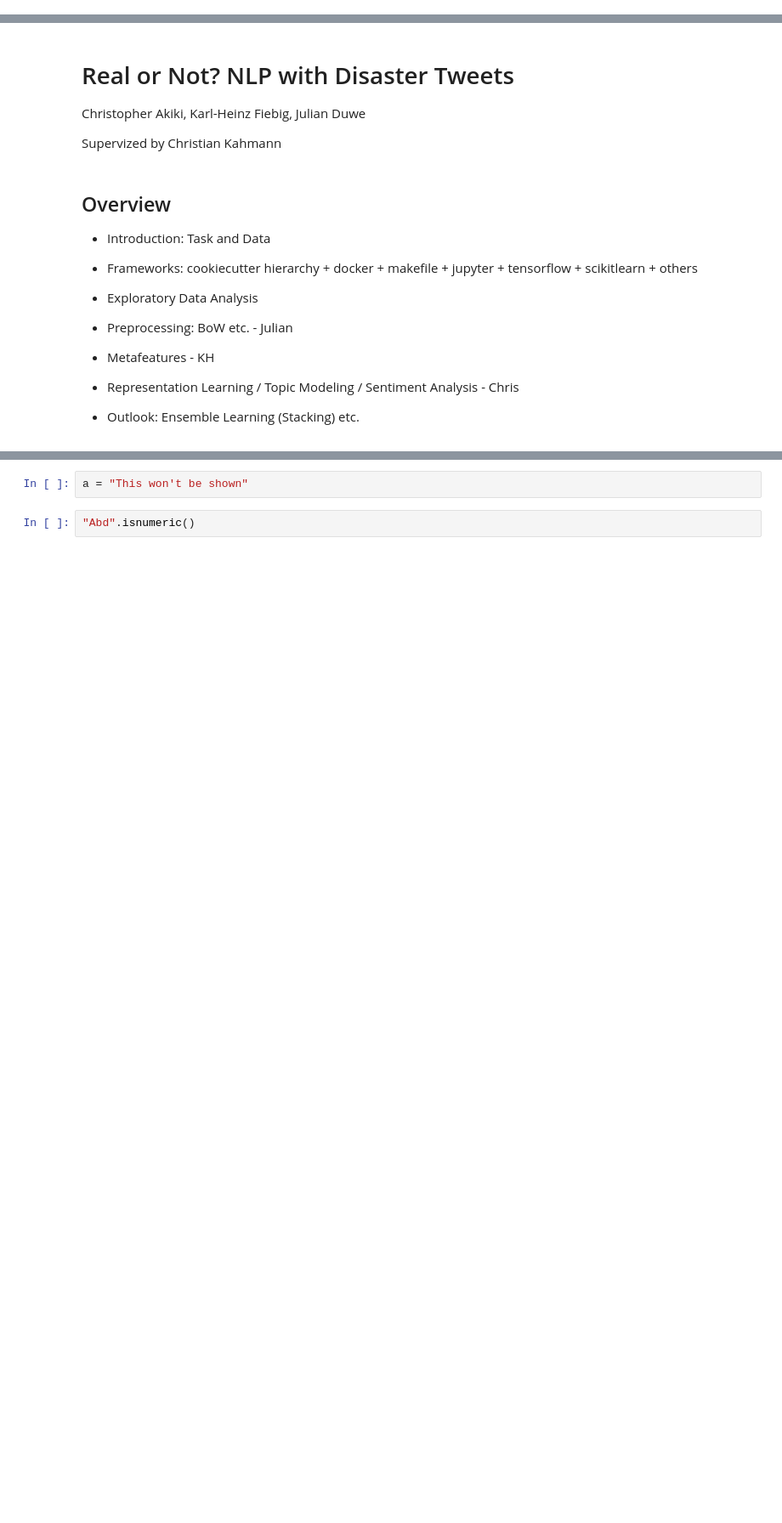
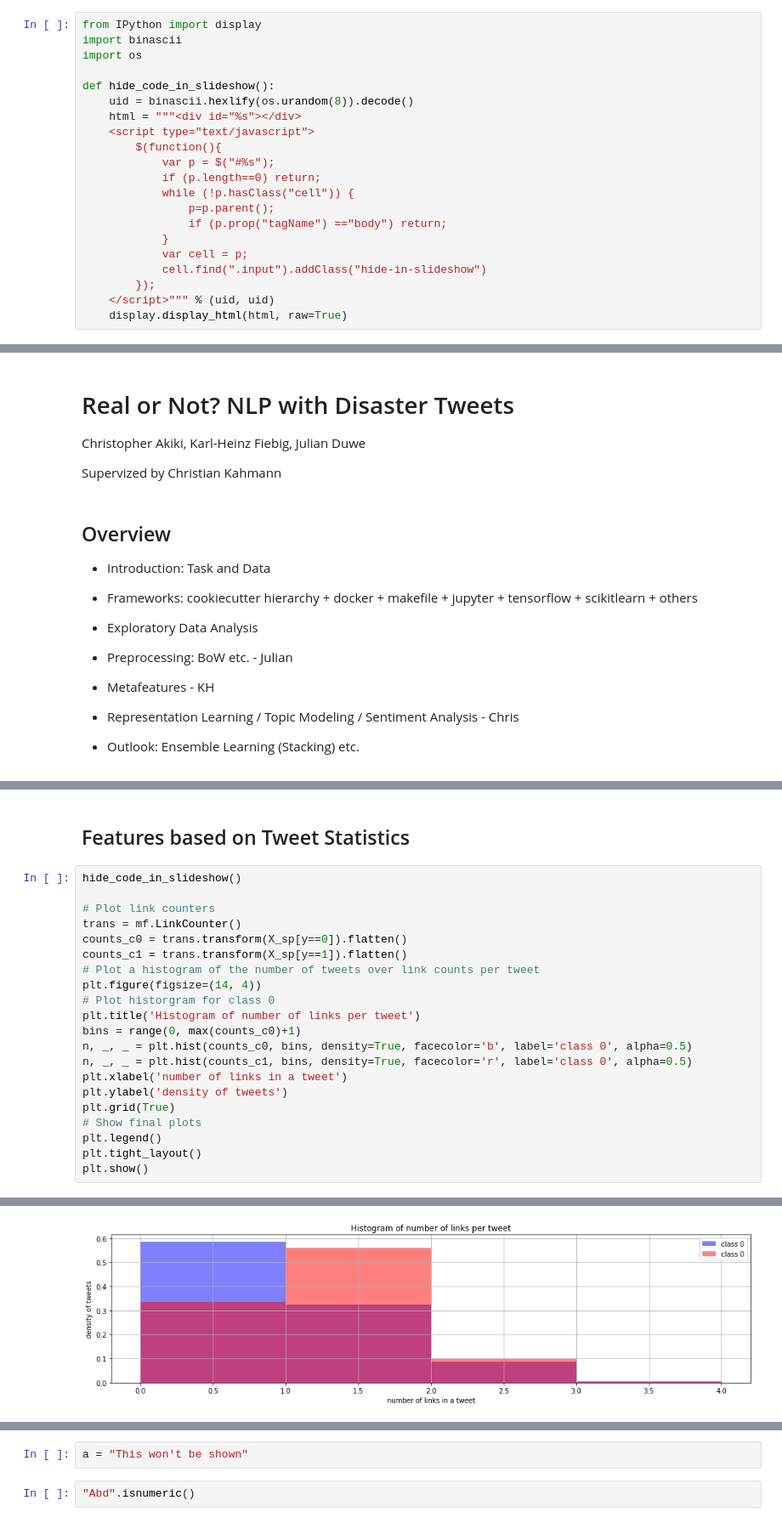
Before and after one commit to cakiki/disaster-tweets, a Jupyter notebook: notebooks/presentation.ipynb, the cells around one changed output, grey strips where cells are left out. Shown: that part at 85% size. Saved outputs shown, nothing was run; the diff lists cells and outputs as text; blank space fills up the shorter version.

Commit message:
Added hide_code_in_slideshow function to presentation nb

```diff
--- a/notebooks/presentation.ipynb
+++ b/notebooks/presentation.ipynb
@@ -0,0 +1,21 @@
+# %%
+from IPython import display
+import binascii
+import os
+
+def hide_code_in_slideshow():
+    uid = binascii.hexlify(os.urandom(8)).decode()
+    html = """<div id="%s"></div>
+    <script type="text/javascript">
+        $(function(){
+            var p = $("#%s");
+            if (p.length==0) return;
+            while (!p.hasClass("cell")) {
+                p=p.parent();
+                if (p.prop("tagName") =="body") return;
+            }
+            var cell = p;
+            cell.find(".input").addClass("hide-in-slideshow")
+        });
+    </script>""" % (uid, uid)
+    display.display_html(html, raw=True)
@@ -57,0 +146,24 @@ f(4)
+# %% [markdown]
+## Features based on Tweet Statistics
+# %%
+hide_code_in_slideshow()
+
+# Plot link counters
+trans = mf.LinkCounter()
+counts_c0 = trans.transform(X_sp[y==0]).flatten()
+counts_c1 = trans.transform(X_sp[y==1]).flatten()
+# Plot a histogram of the number of tweets over link counts per tweet
+plt.figure(figsize=(14, 4))
+# Plot historgram for class 0
+plt.title('Histogram of number of links per tweet')
+bins = range(0, max(counts_c0)+1)
+n, _, _ = plt.hist(counts_c0, bins, density=True, facecolor='b', label='class 0', alpha=0.5)
+n, _, _ = plt.hist(counts_c1, bins, density=True, facecolor='r', label='class 0', alpha=0.5)
+plt.xlabel('number of links in a tweet')
+plt.ylabel('density of tweets')
+plt.grid(True)
+# Show final plots
+plt.legend()
+plt.tight_layout()
+plt.show()
+# %% [output]
@@ -57,0 +171 @@ f(4)
+[figure, added]
```
Also changed, not shown: parts of 13 cells of this notebook.
